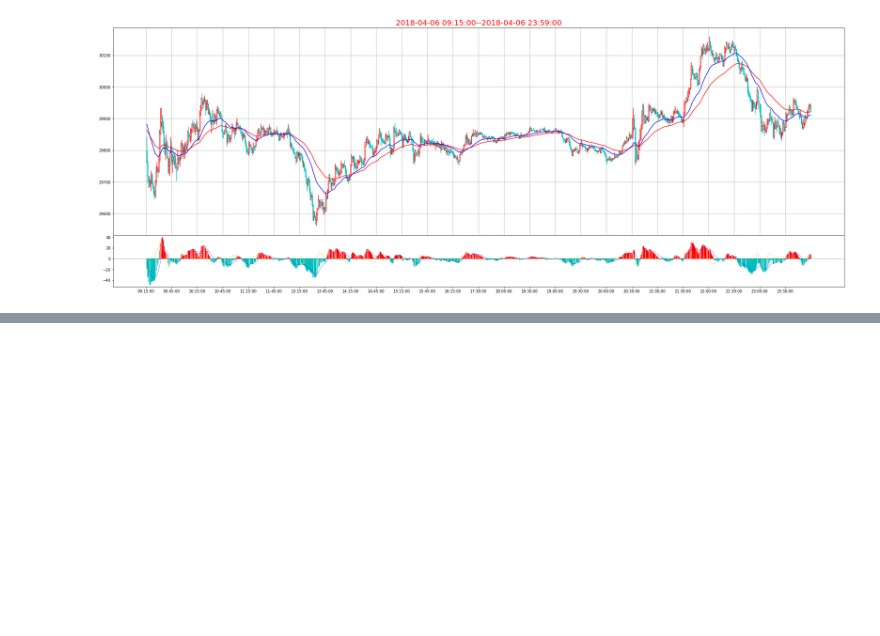
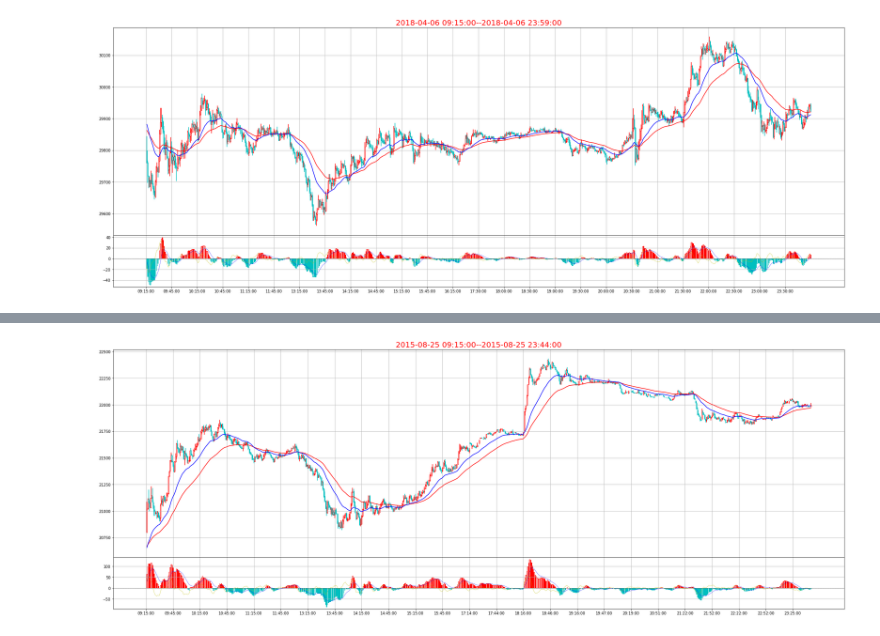
Before and after one commit to che7611/test2, a Jupyter notebook: MA60.ipynb, the cells around one changed output, grey strips where cells are left out. Drawn from its saved outputs; the diff is of its cells as text; code cells hidden in the pictures; blank space fills up the shorter version.

```diff
--- a/MA60.ipynb
+++ b/MA60.ipynb
@@ -187,0 +195,6 @@ K1.DrawKline(dd)
+# %%
+date='2015/8/25'
+dd=df1[date]
+K1.DrawKline(dd)
+# %% [output]
+[figure, added]
```
Also changed, not shown: parts of 7 cells of this notebook, 2 other files.
